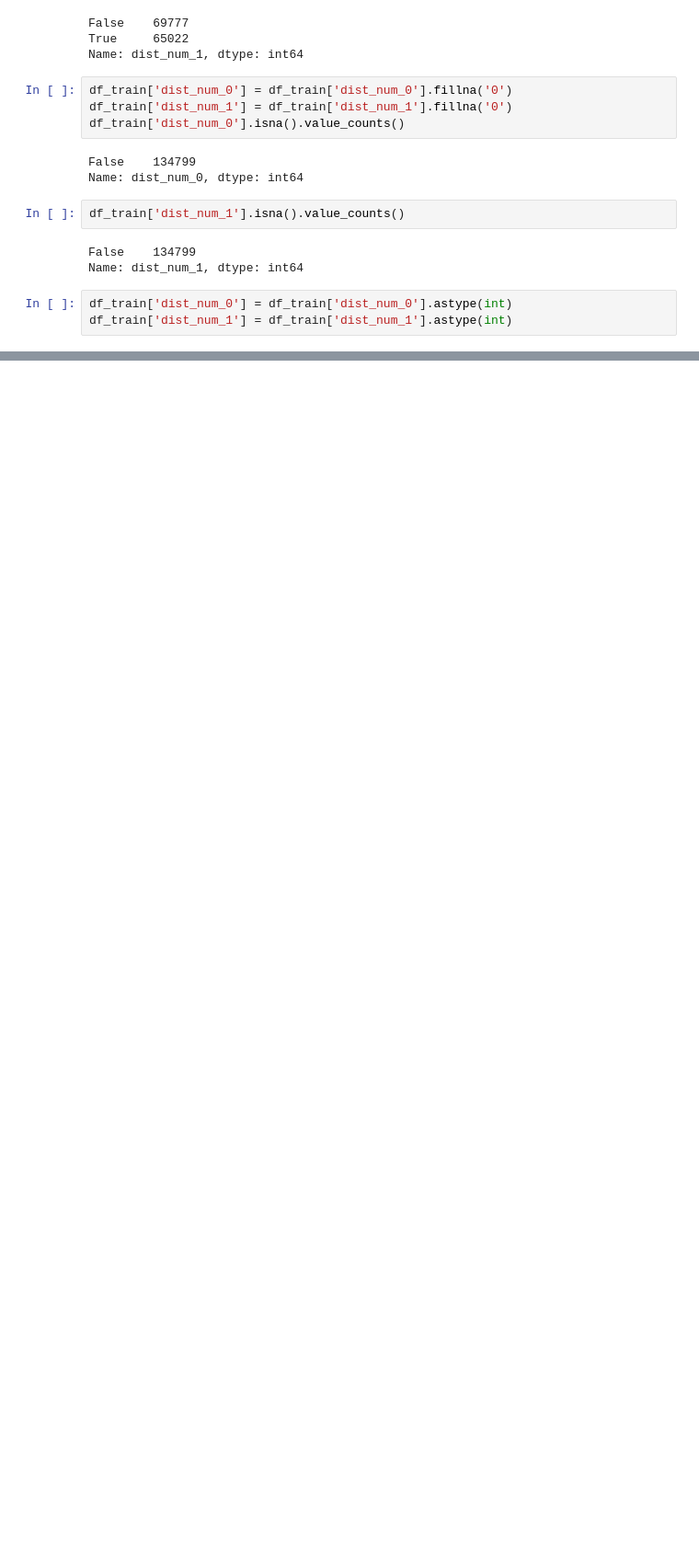
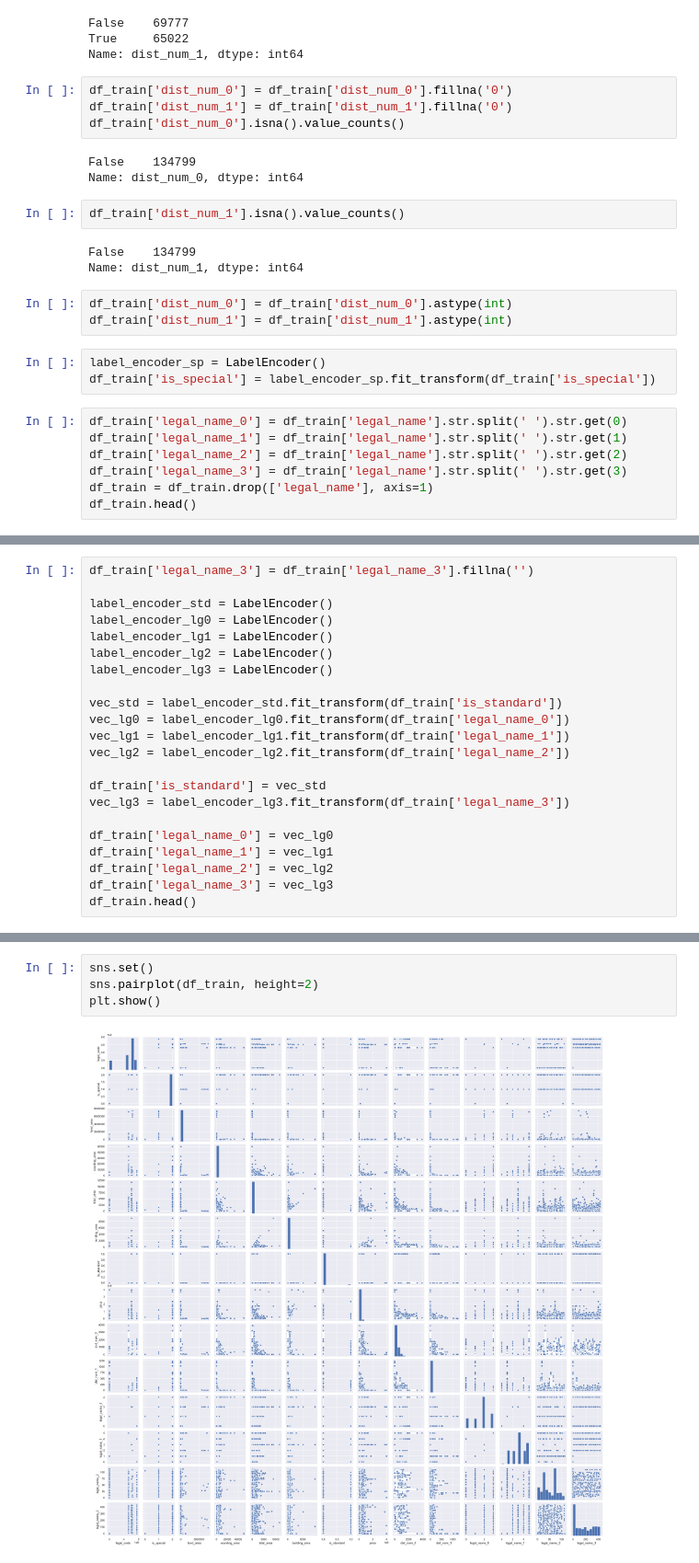
Before and after one commit to curieuxjy/real_dl_class, a Jupyter notebook: ch3/3.2.ipynb, the cells around one changed output, grey strips where cells are left out. Shown at 92% size. Cells and saved outputs as stored; diff of their text form; blank space fills up the shorter version.

```diff
--- a/ch3/3.2.ipynb
+++ b/ch3/3.2.ipynb
@@ -371,3 +393,13 @@ Name: dist_num_1, dtype: int64
 # %%
 df_train['dist_num_0'] = df_train['dist_num_0'].astype(int)
 df_train['dist_num_1'] = df_train['dist_num_1'].astype(int)
+# %%
+label_encoder_sp = LabelEncoder()
+df_train['is_special'] = label_encoder_sp.fit_transform(df_train['is_special'])
+# %%
+df_train['legal_name_0'] = df_train['legal_name'].str.split(' ').str.get(0)
+df_train['legal_name_1'] = df_train['legal_name'].str.split(' ').str.get(1)
+df_train['legal_name_2'] = df_train['legal_name'].str.split(' ').str.get(2)
+df_train['legal_name_3'] = df_train['legal_name'].str.split(' ').str.get(3)
+df_train = df_train.drop(['legal_name'], axis=1)
+df_train.head()
@@ -373,0 +419,22 @@ df_train['dist_num_1'] = df_train['dist_num_1'].astype(int)
+# %%
+df_train['legal_name_3'] = df_train['legal_name_3'].fillna('')
+
+label_encoder_std = LabelEncoder()
+label_encoder_lg0 = LabelEncoder()
+label_encoder_lg1 = LabelEncoder()
+label_encoder_lg2 = LabelEncoder()
+label_encoder_lg3 = LabelEncoder()
+
+vec_std = label_encoder_std.fit_transform(df_train['is_standard'])
+vec_lg0 = label_encoder_lg0.fit_transform(df_train['legal_name_0'])
+vec_lg1 = label_encoder_lg1.fit_transform(df_train['legal_name_1'])
+vec_lg2 = label_encoder_lg2.fit_transform(df_train['legal_name_2'])
+
+df_train['is_standard'] = vec_std
+vec_lg3 = label_encoder_lg3.fit_transform(df_train['legal_name_3'])
+
+df_train['legal_name_0'] = vec_lg0
+df_train['legal_name_1'] = vec_lg1
+df_train['legal_name_2'] = vec_lg2
+df_train['legal_name_3'] = vec_lg3
+df_train.head()
@@ -373,0 +450,6 @@ df_train['dist_num_1'] = df_train['dist_num_1'].astype(int)
+# %%
+sns.set()
+sns.pairplot(df_train, height=2)
+plt.show()
+# %% [output]
+[figure, added]
```
Also changed, not shown: parts of 17 cells of this notebook.
